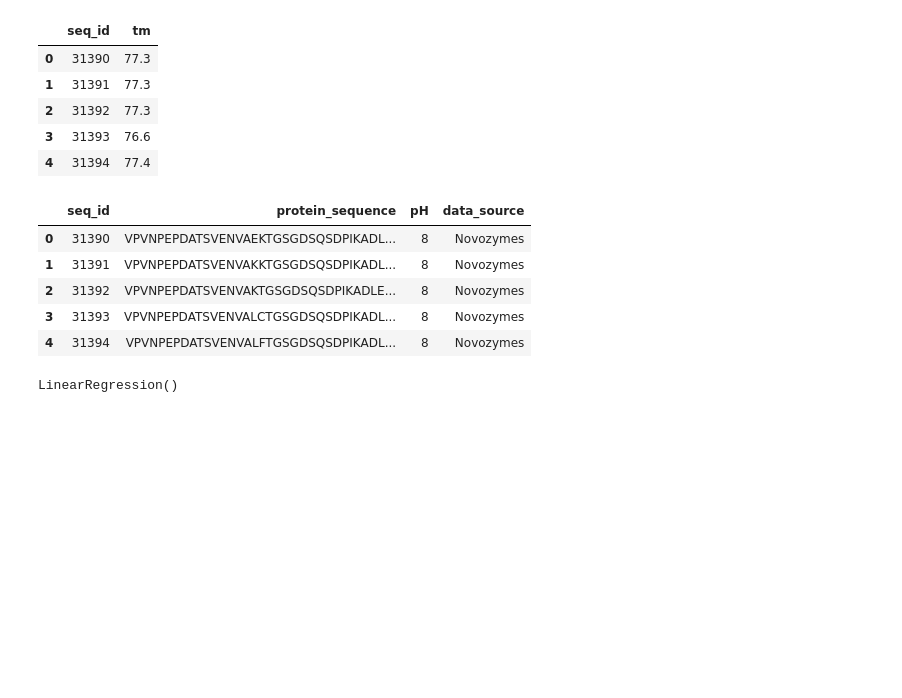
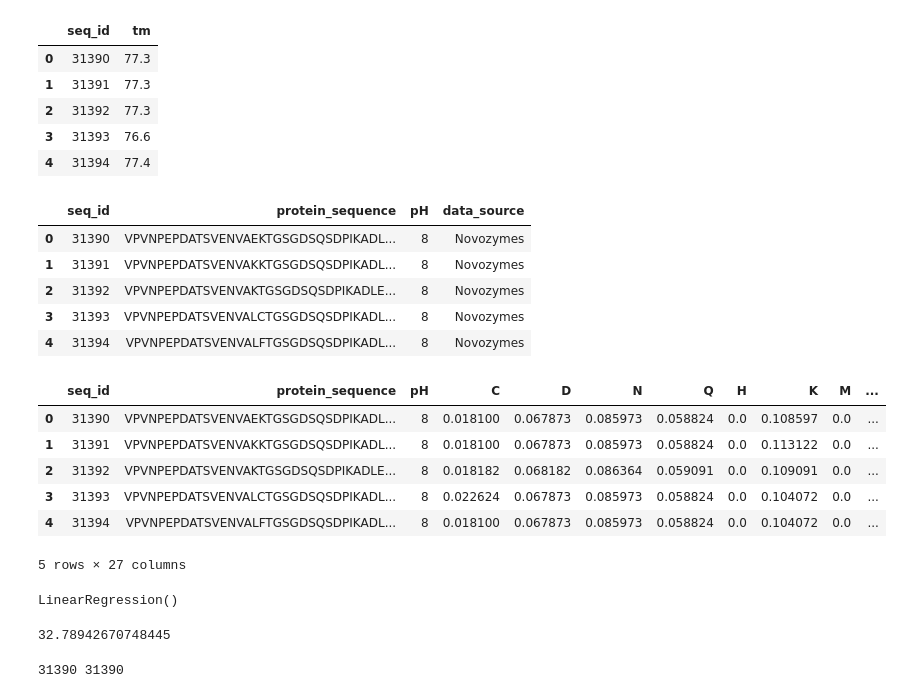
Before and after one commit to ishaan9006/Enzyme-stability-prediction, a Jupyter notebook: train.ipynb, the cells around one changed output. Cells and saved outputs as stored; diff of their text form; code cells hidden in the pictures; blank space fills up the shorter version.

Commit message:
Added testing data

```diff
--- a/train.ipynb
+++ b/train.ipynb
@@ -129,5 +130,23 @@ test.head()
 | 2 | 31392 | VPVNPEPDATSVENVAKTGSGDSQSDPIKADLE... | 8 | Novozymes |
 | 3 | 31393 | VPVNPEPDATSVENVALCTGSGDSQSDPIKADL... | 8 | Novozymes |
 | 4 | 31394 | VPVNPEPDATSVENVALFTGSGDSQSDPIKADL... | 8 | Novozymes |
+# %%
+x_test = test.drop(['data_source'], axis=1)
+for amino_acid in amino_acids:
+    x_test[amino_acid] = x_test['protein_sequence'].apply(lambda seq: seq.count(amino_acid)/len(seq))
+
+x_test['aromaticity'] = x_test.apply(calcualteAromaticity, axis=1)
+x_test['isoelectric_point'] = x_test.apply(calcualteIsoElectricPoint, axis=1)
+x_test['molecular_weight'] = x_test.apply(calcualteMolecularWeight, axis=1)
+x_test['charge'] = x_test.apply(calcualteChargeAtPh, axis=1)
+x_test.head()
+# %% [output]
+|  | seq_id | protein_sequence | pH | C | D | N | Q | H | K | M | ... |
+| 0 | 31390 | VPVNPEPDATSVENVAEKTGSGDSQSDPIKADL... | 8 | 0.018100 | 0.067873 | 0.085973 | 0.058824 | 0.0 | 0.108597 | 0.0 | ... |
+| 1 | 31391 | VPVNPEPDATSVENVAKKTGSGDSQSDPIKADL... | 8 | 0.018100 | 0.067873 | 0.085973 | 0.058824 | 0.0 | 0.113122 | 0.0 | ... |
+| 2 | 31392 | VPVNPEPDATSVENVAKTGSGDSQSDPIKADLE... | 8 | 0.018182 | 0.068182 | 0.086364 | 0.059091 | 0.0 | 0.109091 | 0.0 | ... |
+| 3 | 31393 | VPVNPEPDATSVENVALCTGSGDSQSDPIKADL... | 8 | 0.022624 | 0.067873 | 0.085973 | 0.058824 | 0.0 | 0.104072 | 0.0 | ... |
+| 4 | 31394 | VPVNPEPDATSVENVALFTGSGDSQSDPIKADL... | 8 | 0.018100 | 0.067873 | 0.085973 | 0.058824 | 0.0 | 0.104072 | 0.0 | ... |
+5 rows × 27 columns
 # %%
 y_test = labels['tm']
@@ -138,0 +161,11 @@ LinearRegression()
+# %%
+mse = mean_absolute_error(y_test, y_pred)
+mse
+# %% [output]
+32.78942670748445
+# %%
+charge = np.array(data['charge'])
+tm = np.array(data['tm'])
+print(len(charge), len(tm))
+# %% [output]
+31390 31390
```
Also changed, not shown: parts of 6 cells of this notebook.
